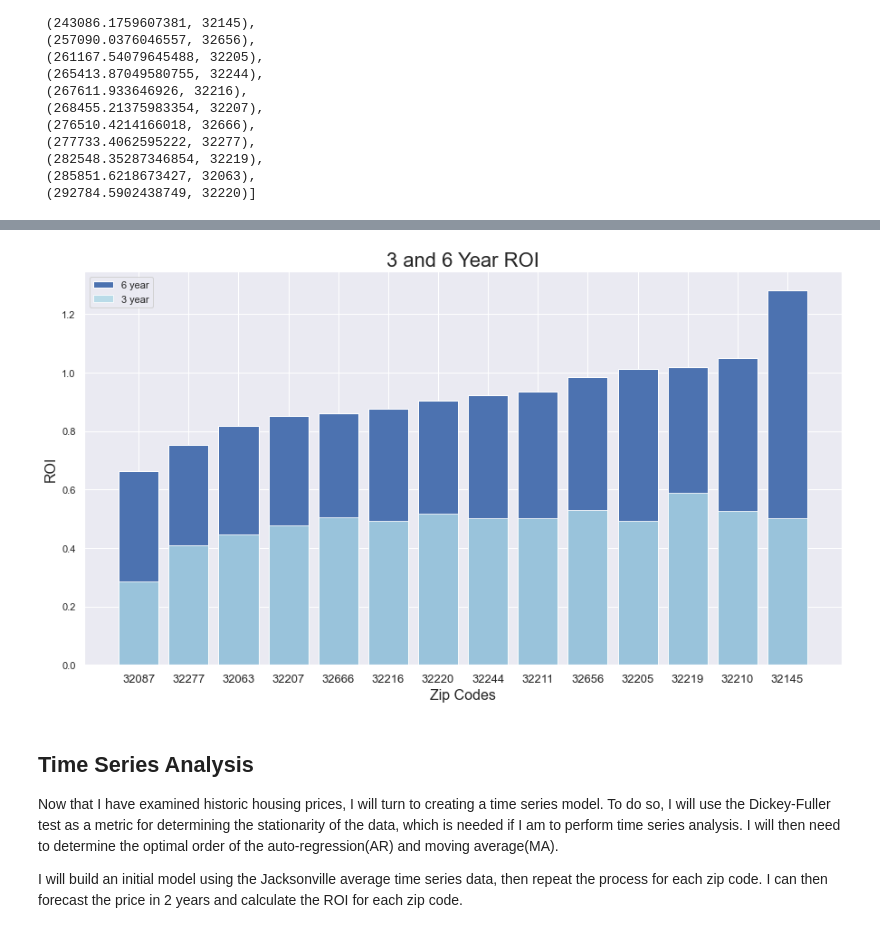
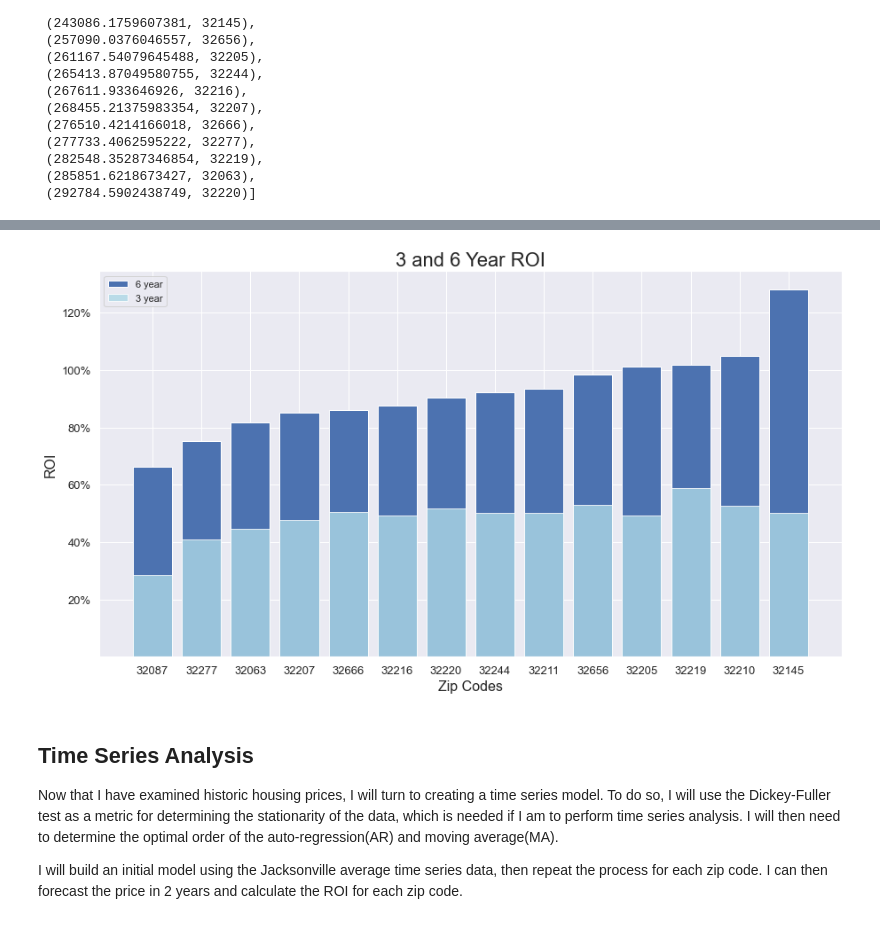
Before and after one commit to luke-lite/Jacksonville-Housing-Prices-Time-Series-Analysis, a Jupyter notebook: Jacksonville-Housing-Prices-Time-Series-Analysis.ipynb, the cells around one changed output, grey strips where cells are left out. Drawn from its saved outputs; the diff is of its cells as text; code cells hidden in the pictures.

```diff
--- a/Jacksonville-Housing-Prices-Time-Series-Analysis.ipynb
+++ b/Jacksonville-Housing-Prices-Time-Series-Analysis.ipynb
@@ -70,6 +71,8 @@ sns.set_theme()
 rcParams['figure.figsize'] = 15, 8
 rcParams['axes.titlesize'] = 22
 rcParams['axes.labelsize'] = 16
+rcParams['xtick.labelsize'] = 13
+rcParams['ytick.labelsize'] = 13
 # plt.rcParams['axes.xmargin'] = 0
 # %%
 # import Zillow dataset
@@ -229,19 +257,23 @@ roi_3 = [roi for _, roi, _ in sorted(zip(roi_6_yr, roi_3_yr, budget_loc))]
 # %%
 fig,ax = plt.subplots()
 
 # plot 6 year roi
 ax.bar(x=range(len(roi_6)), height=roi_6, label='6 year')
 #plot 3 year roi
 plt.bar(x=range(len(roi_3)), height=roi_3, label='3 year', color='lightblue', alpha=.8)
 
 ax.set_xticks(range(len(roi_6)))
 ax.set_xticklabels(zips_6, fontsize=13)
 ax.set_title("3 and 6 Year ROI",)
 ax.set_ylabel("ROI")
-ax.set_xlabel("Zip Codes");
-ax.legend();
+ax.set_xlabel("Zip Codes")
+ax.legend()
+ax.set_yticks(ax.get_yticks()[:-1])
+ax.set_yticklabels(['', '20%', '40%', '60%', '80%', '100%', '120%'])
+
+plt.savefig('graphs/past_roi_3_and_6.png', bbox_inches='tight');
 # %% [output]
-[figure, old version]
+[figure, new version]
 # %% [markdown]
 ## Time Series Analysis
 
```
Also changed, not shown: parts of 69 cells of this notebook.
